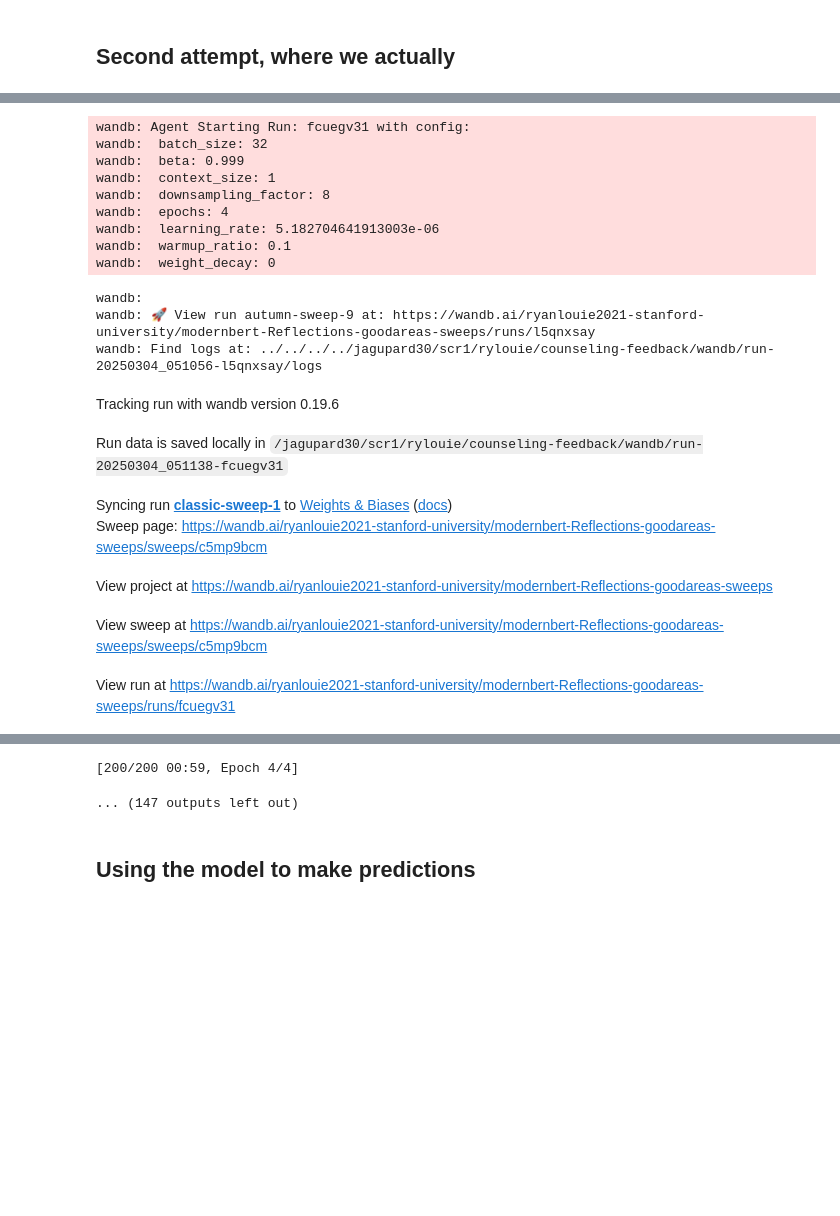
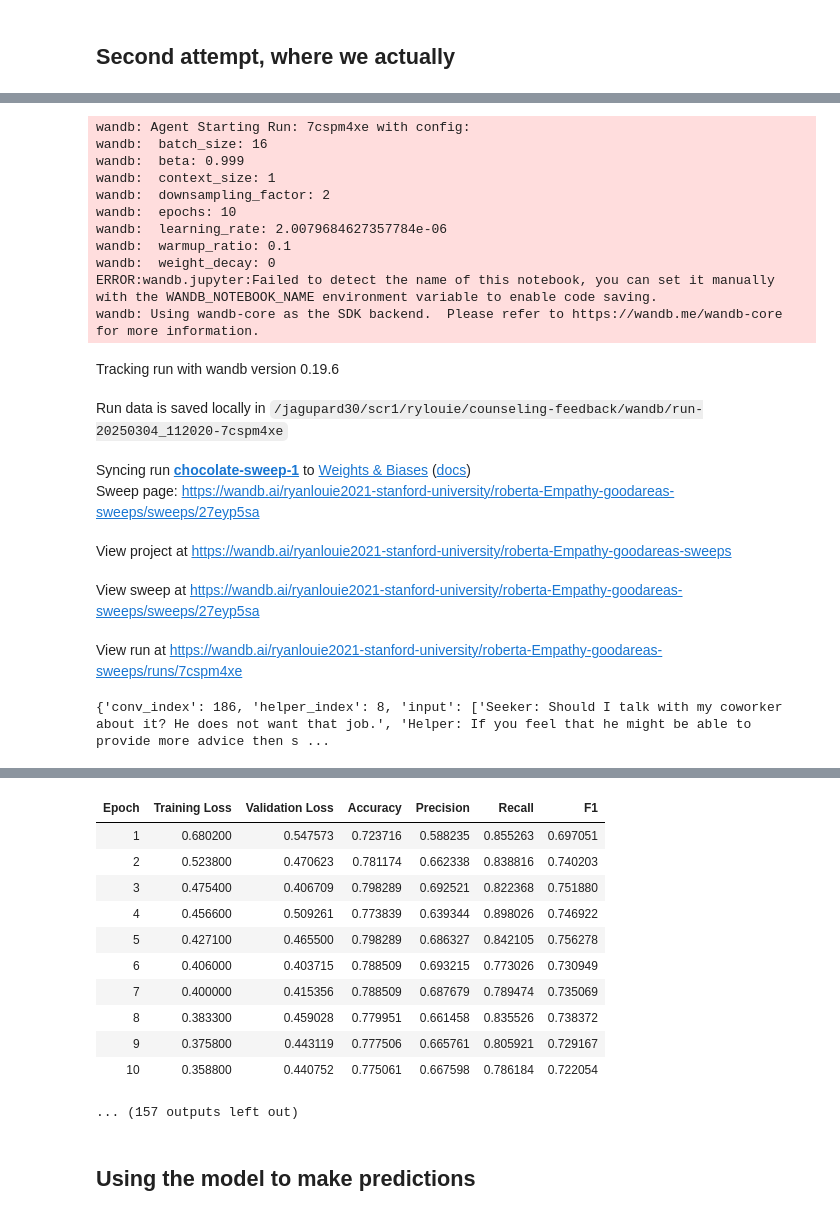
Before and after one commit to SALT-NLP/counseling-feedback, a Jupyter notebook: 2025-03-04-classifier-downsample-upweight.ipynb, the cells around one changed output, grey strips where cells are left out. Cells and saved outputs as stored; diff of their text form; code cells hidden in the pictures; blank space fills up the shorter version.

Commit message:
roberta Empathy goodareas results

```diff
--- a/2025-03-04-classifier-downsample-upweight.ipynb
+++ b/2025-03-04-classifier-downsample-upweight.ipynb
@@ -180,10 +181,10 @@ parameters_dict = {
         'value': 0.999 # Since Beta ranges from [0, 1), we select several parameters that were found to be best in the original paper, also, selecting a few that don't use class balanced loss as much. 0.99 is the inverse loss.
     },
     'context_size': {
-        'value': 1 # some skills, like Reflections, depend wholy on what was said previously, making it easier to learn. 10 was based on Rose's work. None is full available context
+        'values': [1, 5, None] # some skills, like Reflections, depend wholy on what was said previously, making it easier to learn. 10 was based on Rose's work. None is full available context
     },
     'downsampling_factor': {
-        'values': [4, 8]
+        'values': [1, 2, 4, 8]
     }
 }
 
@@ -590,8 +546,6 @@ from transformers import AutoModelForSequenceClassification
 from transformers import DataCollatorWithPadding
 from transformers import AutoTokenizer
 from transformers import Trainer, TrainingArguments
-from transformers import BitsAndBytesConfig
-import bitsandbytes as bnb
 import torch
 import gc
 
@@ -726,29 +680,13 @@ def cleanup(things_to_delete: list | None = None):
 
 def train_model(config, dataset, which_class):
 
-    # Replace your ModernBERT model loading with Llama 3.1
-    base_model_name = "meta-llama/Meta-Llama-3.1-8B-Instruct"
+    # Model id to load the tokenizer
+    # model_id = "answerdotai/ModernBERT-large"
+    model_id = "FacebookAI/roberta-large"
+    # model_id = "answerdotai/ModernBERT-base"
 
-    # Quantization configuration for efficient training
-    bnb_config = BitsAndBytesConfig(
-        load_in_4bit=True,
-        bnb_4bit_use_double_quant=False,
-        bnb_4bit_quant_type="nf4",
-        bnb_4bit_compute_dtype="float16",
-    )
-
-    model = AutoModelForCausalLM.from_pretrained(
-        base_model_name,
-        device_map="auto",
-        torch_dtype="float16",
-        quantization_config=bnb_config,
-    )
-
-    model.config.use_cache = False
-    model.config.pretraining_tp = 1
-
-    tokenizer = AutoTokenizer.from_pretrained(base_model_name)
-    tokenizer.pad_token_id = tokenizer.eos_token_id
+    # Load Tokenizer
+    tokenizer = AutoTokenizer.from_pretrained(model_id)
 
     with wandb.init(config=config):
         # set sweep configuration
@@ -890,6 +824,6 @@ train_mode
 # %%
 def run_sweep(which_class):
-    sweep_id = wandb.sweep(sweep_config, project=f'modernbert-{which_class}-sweeps')
+    sweep_id = wandb.sweep(sweep_config, project=f'roberta-{which_class}-sweeps')
     # sweep_id = "kc3muvie"
     def config_fn(config=None):
         return train_model(config=config, dataset=split_dataset, which_class=which_class)
@@ -898,7 +832,7 @@ def run_sweep(which_class):
 # classifier_types = ['goodareas', 'badareas']
 classifier_types = ['goodareas']
 # SKILL_OPTIONS = ["Reflections", "Validation", "Empathy", "Questions", "Suggestions", "Self-disclosure", "Structure", "Professionalism"]
-SKILL_OPTIONS = ["Reflections"]
+SKILL_OPTIONS = ["Empathy"]
 for classifier_type in classifier_types:
     for skill in SKILL_OPTIONS:
         run_sweep(f"{skill}-{classifier_type}")
@@ -908,19 +842,19 @@ Sweep URL: https://wandb.ai/ryanlouie2021-stanford-university/modernbert-Reflect
-wandb: Agent Starting Run: fcuegv31 with config:
-wandb:  batch_size: 32
+wandb: Agent Starting Run: 7cspm4xe with config:
+wandb:  batch_size: 16
 wandb:  beta: 0.999
 wandb:  context_size: 1
-wandb:  downsampling_factor: 8
-wandb:  epochs: 4
-wandb:  learning_rate: 5.182704641913003e-06
+wandb:  downsampling_factor: 2
+wandb:  epochs: 10
+wandb:  learning_rate: 2.0079684627357784e-06
 wandb:  warmup_ratio: 0.1
 wandb:  weight_decay: 0
+ERROR:wandb.jupyter:Failed to detect the name of this notebook, you can set it manually with the WANDB_NOTEBOOK_NAME environment variable to enable code saving.
+wandb: Using wandb-core as the SDK backend.  Please refer to https://wandb.me/wandb-core for more information.
-wandb:
-wandb: 🚀 View run autumn-sweep-9 at: https://wandb.ai/ryanlouie2021-stanford-university/modernbert-Reflections-goodareas-sweeps/runs/l5qnxsay
-wandb: Find logs at: ../../../../jagupard30/scr1/rylouie/counseling-feedback/wandb/run-20250304_051056-l5qnxsay/logs
 Tracking run with wandb version 0.19.6
-Run data is saved locally in /jagupard30/scr1/rylouie/counseling-feedback/wandb/run-20250304_051138-fcuegv31
+Run data is saved locally in /jagupard30/scr1/rylouie/counseling-feedback/wandb/run-20250304_112020-7cspm4xe
-Syncing run classic-sweep-1 to Weights & Biases (docs)
-Sweep page: https://wandb.ai/ryanlouie2021-stanford-university/modernbert-Reflections-goodareas-sweeps/sweeps/c5mp9bcm
+Syncing run chocolate-sweep-1 to Weights & Biases (docs)
+Sweep page: https://wandb.ai/ryanlouie2021-stanford-university/roberta-Empathy-goodareas-sweeps/sweeps/27eyp5sa
-View project at https://wandb.ai/ryanlouie2021-stanford-university/modernbert-Reflections-goodareas-sweeps
+View project at https://wandb.ai/ryanlouie2021-stanford-university/roberta-Empathy-goodareas-sweeps
-View sweep at https://wandb.ai/ryanlouie2021-stanford-university/modernbert-Reflections-goodareas-sweeps/sweeps/c5mp9bcm
+View sweep at https://wandb.ai/ryanlouie2021-stanford-university/roberta-Empathy-goodareas-sweeps/sweeps/27eyp5sa
-View run at https://wandb.ai/ryanlouie2021-stanford-university/modernbert-Reflections-goodareas-sweeps/runs/fcuegv31
+View run at https://wandb.ai/ryanlouie2021-stanford-university/roberta-Empathy-goodareas-sweeps/runs/7cspm4xe
+{'conv_index': 186, 'helper_index': 8, 'input': ['Seeker: Should I talk with my coworker about it? He does not want that job.', 'Helper: If you feel that he might be able to provide more advice then s ...
@@ -934,5 +869,15 @@ wandb: WARNING Config item 'warmup_ratio' was locked by 'sweep' (ignored update)
+| Epoch | Training Loss | Validation Loss | Accuracy | Precision | Recall | F1 |
+| 1 | 0.680200 | 0.547573 | 0.723716 | 0.588235 | 0.855263 | 0.697051 |
+| 2 | 0.523800 | 0.470623 | 0.781174 | 0.662338 | 0.838816 | 0.740203 |
+| 3 | 0.475400 | 0.406709 | 0.798289 | 0.692521 | 0.822368 | 0.751880 |
+| 4 | 0.456600 | 0.509261 | 0.773839 | 0.639344 | 0.898026 | 0.746922 |
+| 5 | 0.427100 | 0.465500 | 0.798289 | 0.686327 | 0.842105 | 0.756278 |
+| 6 | 0.406000 | 0.403715 | 0.788509 | 0.693215 | 0.773026 | 0.730949 |
+| 7 | 0.400000 | 0.415356 | 0.788509 | 0.687679 | 0.789474 | 0.735069 |
+| 8 | 0.383300 | 0.459028 | 0.779951 | 0.661458 | 0.835526 | 0.738372 |
+| 9 | 0.375800 | 0.443119 | 0.777506 | 0.665761 | 0.805921 | 0.729167 |
+| 10 | 0.358800 | 0.440752 | 0.775061 | 0.667598 | 0.786184 | 0.722054 |
-[200/200 00:59, Epoch 4/4]
+... (157 outputs left out)
-... (147 outputs left out)
 # %% [markdown]
 ## Using the model to make predictions
 # %%
```
Also changed, not shown: parts of 9 cells of this notebook.
